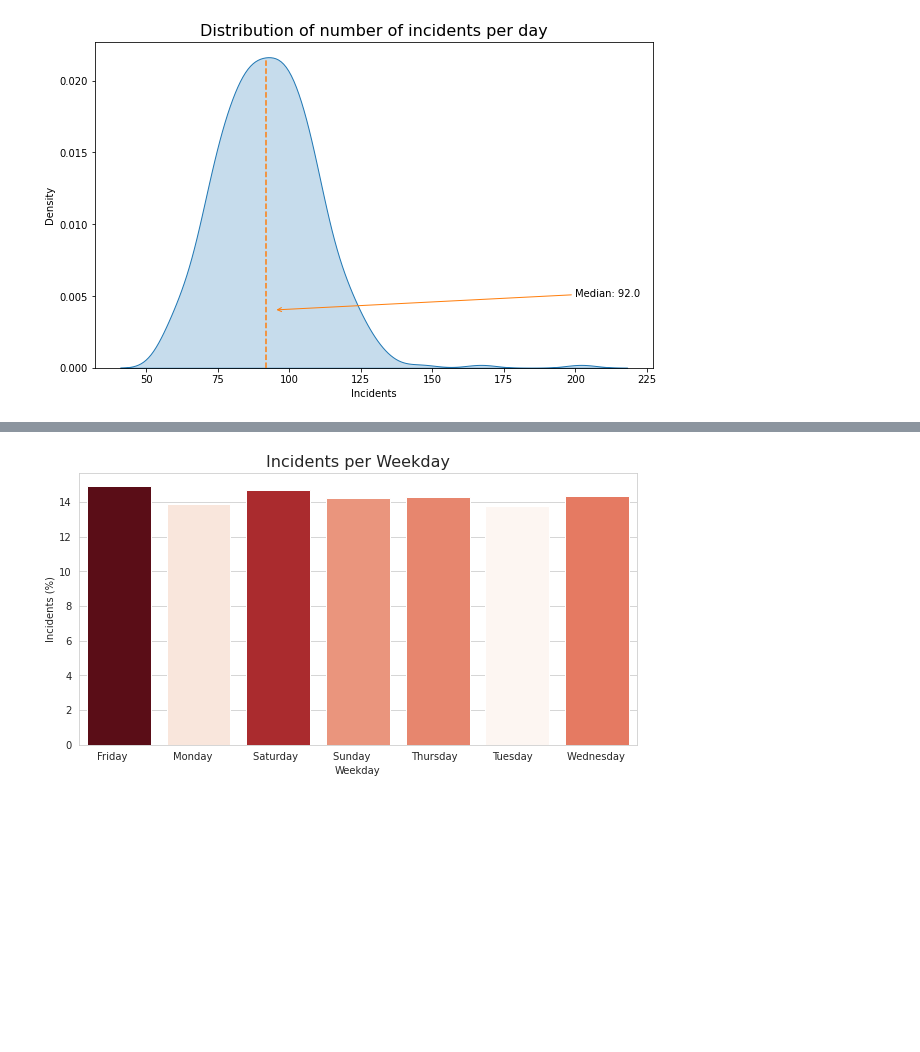
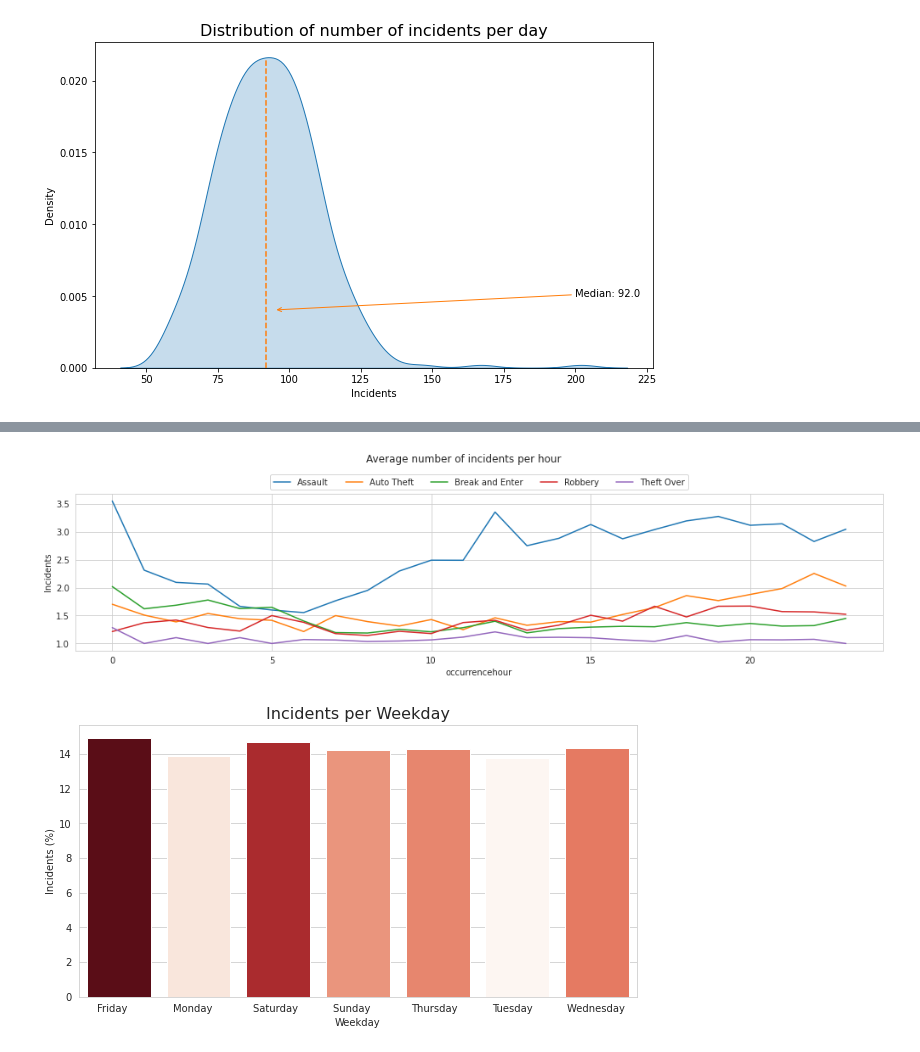
Before and after one commit to sxsun-mids/capstone, a Jupyter notebook: Toronto_Crime_EDA.ipynb, the cells around one changed output, grey strips where cells are left out. Drawn from its saved outputs; the diff is of its cells as text; code cells hidden in the pictures; blank space fills up the shorter version.

```diff
--- a/Toronto_Crime_EDA.ipynb
+++ b/Toronto_Crime_EDA.ipynb
@@ -176,3 +191,17 @@ WARNING:matplotlib.legend:No handles with labels found to put in legend.
+# %%
+data = cleaned_df[['occurrencehour', 'occurrencedate', 'mci_category']].value_counts().reset_index(name='Incidents')
+
+data = data.groupby(['occurrencehour', 'mci_category'], as_index=False).mean()
+
+sns.set_style("whitegrid")
+fig, ax = plt.subplots(figsize=(14, 4))
+ax = sns.lineplot(x='occurrencehour', y='Incidents', data=data, hue='mci_category')
+ax.legend(loc='upper center', bbox_to_anchor=(0.5, 1.15), ncol=6)
+plt.suptitle('Average number of incidents per hour')
+fig.tight_layout(rect=[0, 0.03, 1, 0.95])
+plt.show()
+# %% [output]
+[figure, added]
 # %%
 data = cleaned_df.groupby('occurrencedayofweek').count().iloc[:, 0]
 
```
Also changed, not shown: parts of 1 cell of this notebook.
